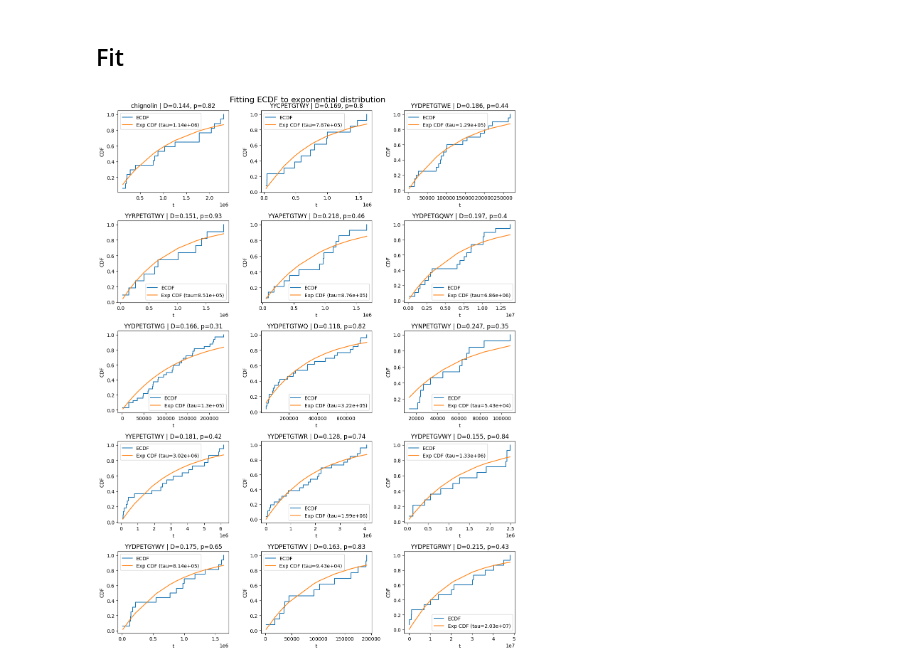
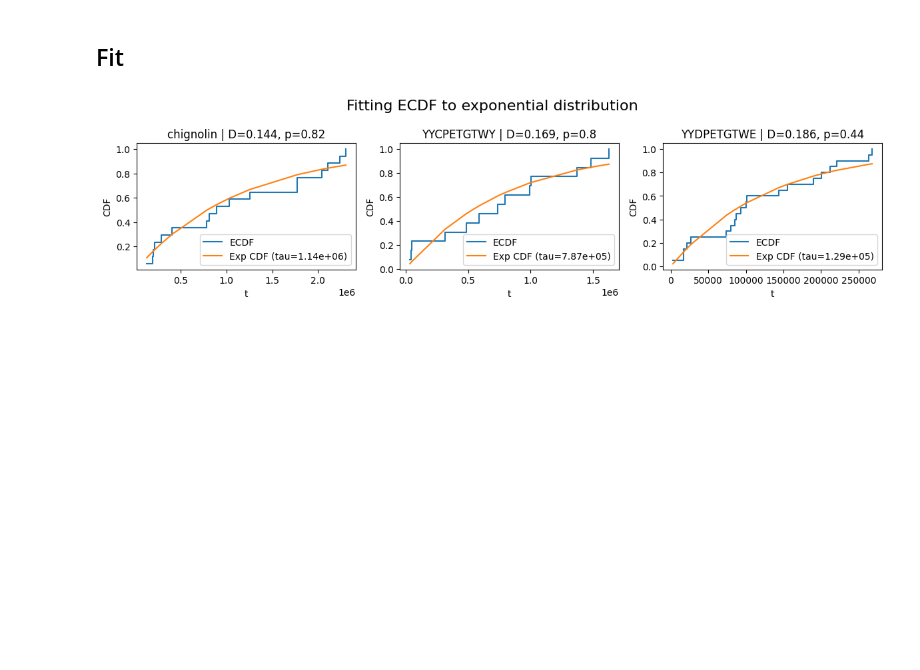
Before and after one commit to MendelsResearchGroup/guiding-peptide-kinetics, a Jupyter notebook: src/dan.ipynb, the cells around one changed output. Cells and saved outputs as stored; diff of their text form; code cells hidden in the pictures; blank space fills up the shorter version.

Commit message:
Update plots

```diff
--- a/src/dan.ipynb
+++ b/src/dan.ipynb
@@ -388,32 +359,32 @@ def ks_table_fastest_k(all_mfpt, names, th, k):
         s.sort()
 
         s = s[:k]
         tau, p, D = fit_exp_ks(s)
         rows.append({"name": name, "n": s.size, "tau": tau, "ks_p": p, "ks_D": D})
     return pd.DataFrame(rows).sort_values("ks_p", ascending=False)
 
 def plot_ecdfs_grid_fastest_k(all_mfpt, names, th, k = None ):
     ncols=3
     m = len(names)
     nrows = math.ceil(m / ncols)
     fig, axes = plt.subplots(nrows, ncols, figsize=(4*ncols, 3.2*nrows), squeeze=False)
 
     fig.suptitle("Fitting ECDF to exponential distribution", fontsize=16)
     for i, name in enumerate(names):
         r, c = divmod(i, ncols)
         mfpt_base, k = estimateMFPT(np.array(all_mfpt[name][th]), 10)
         # print(mfpt_base, k)
 
         s = np.sort(np.array(all_mfpt[name][th]))[:k]
         fit_exp_ecdf(s, ax=axes[r, c])
         axes[r, c].set_title(f"{name} | " + axes[r, c].get_title())
 
     fig.tight_layout()
     return fig
 
 th = thresholds[5]
 
-plot_ecdfs_grid_fastest_k(all_mfpt, proteins, th)
+plot_ecdfs_grid_fastest_k(all_mfpt, proteins[:3], th)
 plt.show()
 # %% [output]
-[figure, old version]
+[figure, new version]
```
Also changed, not shown: parts of 4 cells of this notebook.
